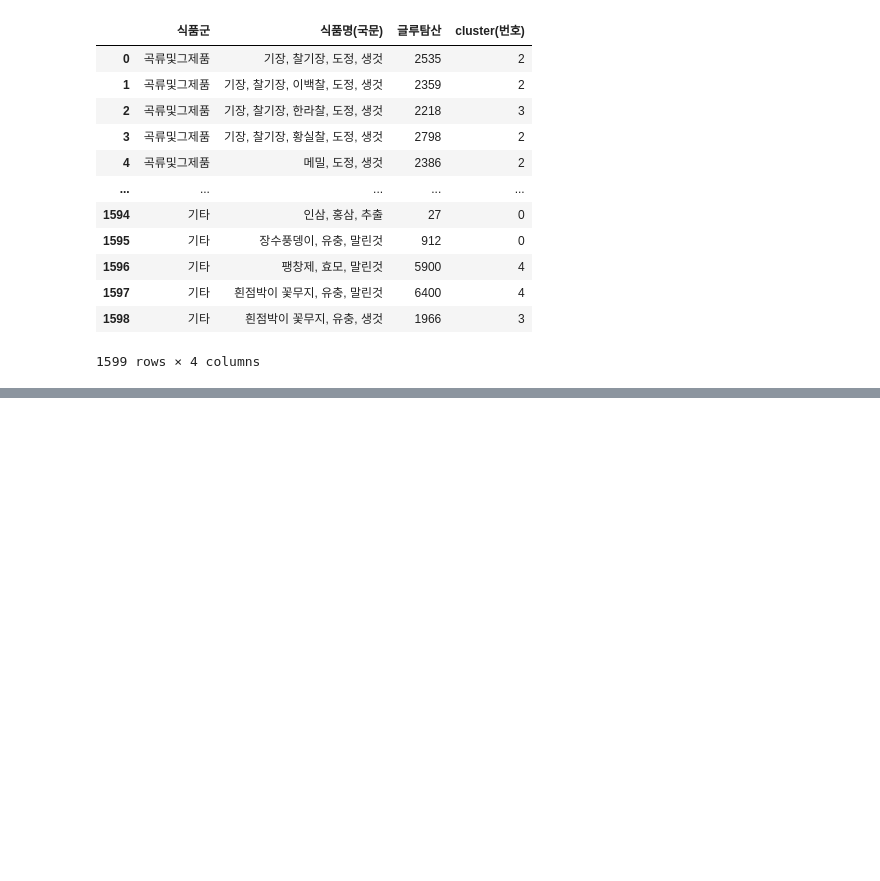
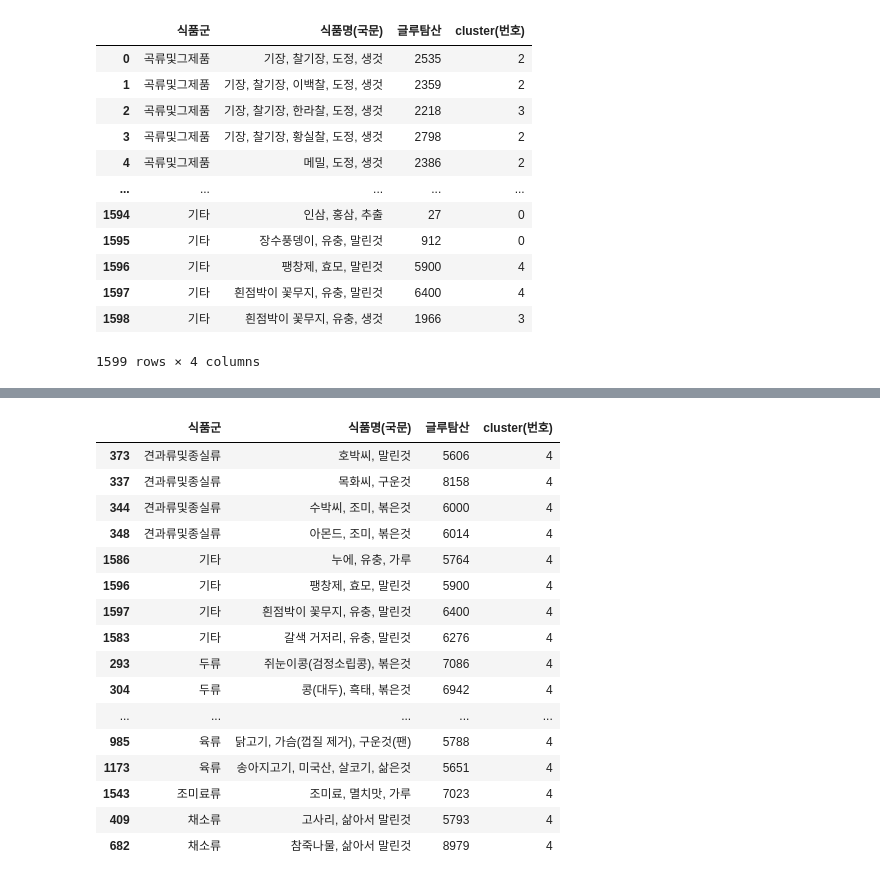
Before and after one commit to songjuhye/Clustering-according-to-taste-and-food-ingredients_graduationProject, a Jupyter notebook: 졸논_2.ipynb, the cells around one changed output, grey strips where cells are left out. Cells and saved outputs as stored; diff of their text form; code cells hidden in the pictures; blank space fills up the shorter version.

```diff
--- a/졸논_2.ipynb
+++ b/졸논_2.ipynb
@@ -337,6 +337,28 @@ result_df
 | 798 | 버섯류 | 표고버섯, 배지재배, 갓, 말린것 | 8601 | 4 |
 | 682 | 채소류 | 참죽나물, 삶아서 말린것 | 8979 | 4 |
 1599 rows × 4 columns
+# %%
+cluster4 = result_df.iloc[1563 :, :]
+cluster4 = cluster4.sort_values(by='식품군')
+cluster4
+# %% [output]
+|  | 식품군 | 식품명(국문) | 글루탐산 | cluster(번호) |
+| 373 | 견과류및종실류 | 호박씨, 말린것 | 5606 | 4 |
+| 337 | 견과류및종실류 | 목화씨, 구운것 | 8158 | 4 |
+| 344 | 견과류및종실류 | 수박씨, 조미, 볶은것 | 6000 | 4 |
+| 348 | 견과류및종실류 | 아몬드, 조미, 볶은것 | 6014 | 4 |
+| 1586 | 기타 | 누에, 유충, 가루 | 5764 | 4 |
+| 1596 | 기타 | 팽창제, 효모, 말린것 | 5900 | 4 |
+| 1597 | 기타 | 흰점박이 꽃무지, 유충, 말린것 | 6400 | 4 |
+| 1583 | 기타 | 갈색 거저리, 유충, 말린것 | 6276 | 4 |
+| 293 | 두류 | 쥐눈이콩(검정소립콩), 볶은것 | 7086 | 4 |
+| 304 | 두류 | 콩(대두), 흑태, 볶은것 | 6942 | 4 |
+| ... | ... | ... | ... | ... |
+| 985 | 육류 | 닭고기, 가슴(껍질 제거), 구운것(팬) | 5788 | 4 |
+| 1173 | 육류 | 송아지고기, 미국산, 살코기, 삶은것 | 5651 | 4 |
+| 1543 | 조미료류 | 조미료, 멸치맛, 가루 | 7023 | 4 |
+| 409 | 채소류 | 고사리, 삶아서 말린것 | 5793 | 4 |
+| 682 | 채소류 | 참죽나물, 삶아서 말린것 | 8979 | 4 |
 # %%
 result_df.to_excel('clustering result.xlsx')
 # %%
```
Also changed, not shown: parts of 7 cells of this notebook.
